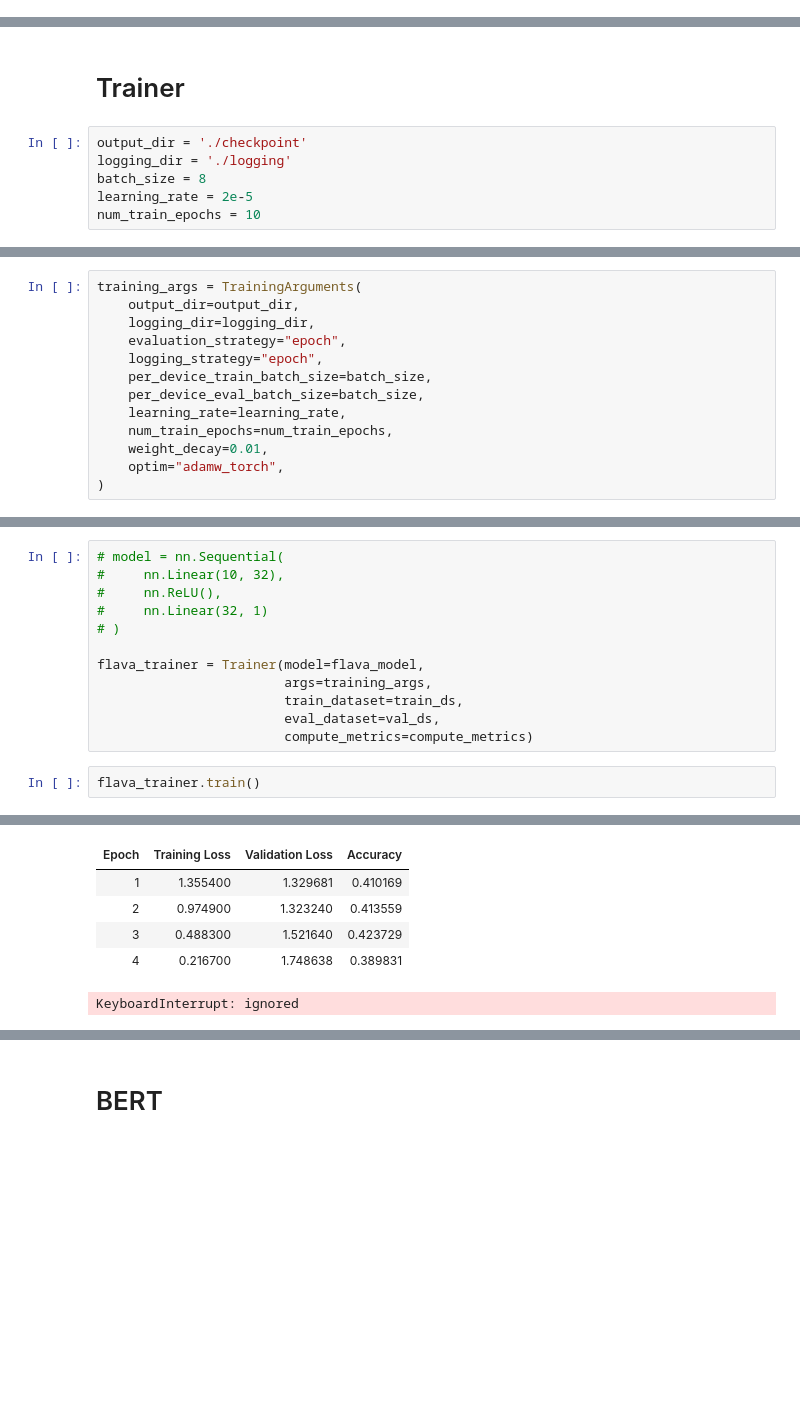
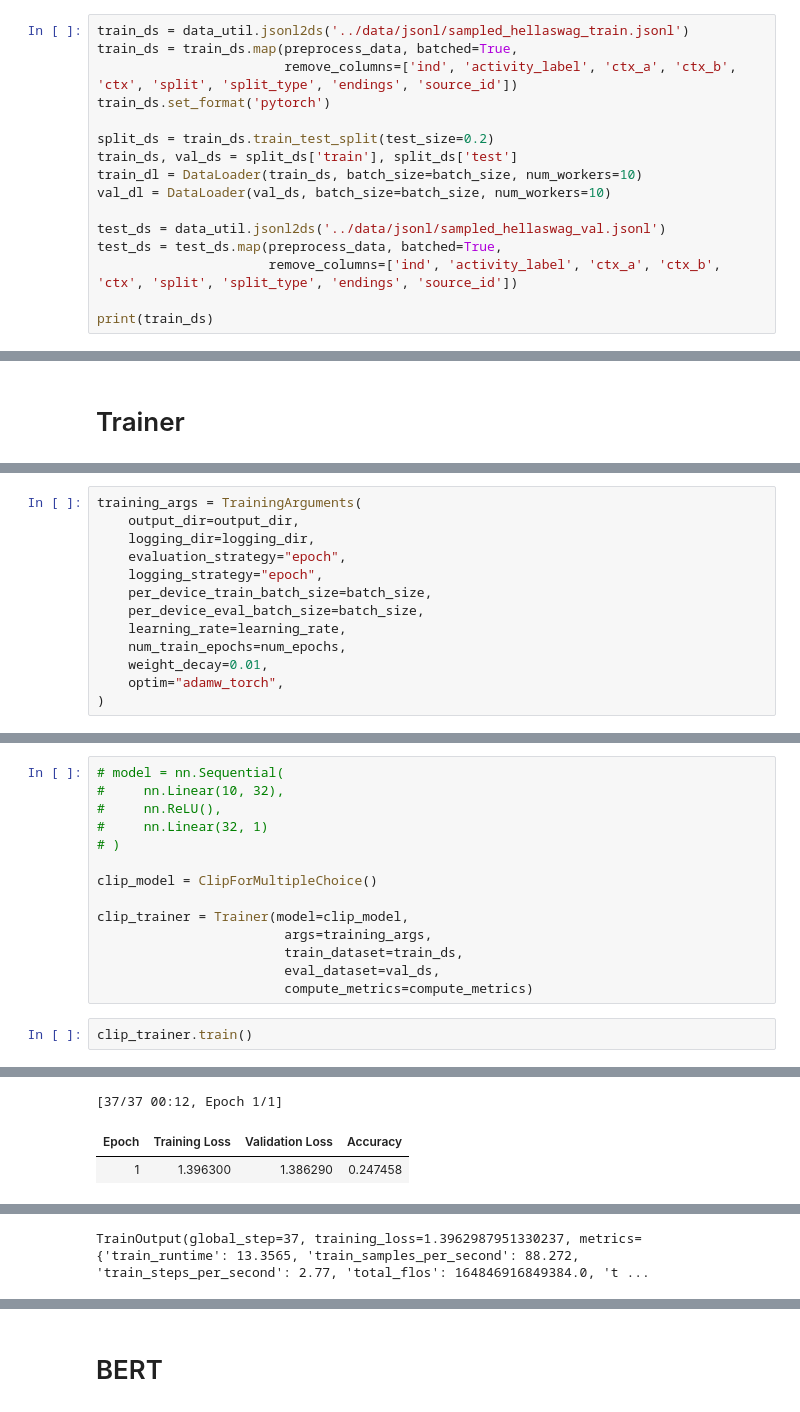
Before and after one commit to linv24/da-stance-detection, a Jupyter notebook: model.ipynb, the cells around one changed output, grey strips where cells are left out. Drawn from its saved outputs; the diff is of its cells as text; blank space fills up the shorter version.

```diff
--- a/model.ipynb
+++ b/model.ipynb
@@ -188,3 +246,19 @@ def preprocess_data(batch): # garbage testing preprocessing
 #     for j in range(4):
 #         print(tokenizer.decode(encoded_ds['input_ids'][i][j]))
 #     print(encoded_ds['label'][i])
+# %%
+train_ds = data_util.jsonl2ds('../data/jsonl/sampled_hellaswag_train.jsonl')
+train_ds = train_ds.map(preprocess_data, batched=True,
+                        remove_columns=['ind', 'activity_label', 'ctx_a', 'ctx_b', 'ctx', 'split', 'split_type', 'endings', 'source_id'])
+train_ds.set_format('pytorch')
+
+split_ds = train_ds.train_test_split(test_size=0.2)
+train_ds, val_ds = split_ds['train'], split_ds['test']
+train_dl = DataLoader(train_ds, batch_size=batch_size, num_workers=10)
+val_dl = DataLoader(val_ds, batch_size=batch_size, num_workers=10)
+
+test_ds = data_util.jsonl2ds('../data/jsonl/sampled_hellaswag_val.jsonl')
+test_ds = test_ds.map(preprocess_data, batched=True,
+                      remove_columns=['ind', 'activity_label', 'ctx_a', 'ctx_b', 'ctx', 'split', 'split_type', 'endings', 'source_id'])
+
+print(train_ds)
@@ -191,8 +309,2 @@ def preprocess_data(batch): # garbage testing preprocessing
 # %% [markdown]
 # Trainer
-# %%
-output_dir = './checkpoint'
-logging_dir = './logging'
-batch_size = 8
-learning_rate = 2e-5
-num_train_epochs = 10
@@ -226,7 +317,7 @@ training_args = TrainingArguments(
     per_device_train_batch_size=batch_size,
     per_device_eval_batch_size=batch_size,
     learning_rate=learning_rate,
-    num_train_epochs=num_train_epochs,
+    num_train_epochs=num_epochs,
     weight_decay=0.01,
     optim="adamw_torch",
 )
@@ -385,11 +483,13 @@ MultipleChoiceModelOutput(loss=tensor(1.3863, grad_fn=<NllLossBackward0>), logit
 #     nn.Linear(32, 1)
 # )
 
-flava_trainer = Trainer(model=flava_model,
+clip_model = ClipForMultipleChoice()
+
+clip_trainer = Trainer(model=clip_model,
                         args=training_args,
                         train_dataset=train_ds,
                         eval_dataset=val_ds,
                         compute_metrics=compute_metrics)
 # %%
-flava_trainer.train()
+clip_trainer.train()
 # %% [output]
@@ -397,6 +513,3 @@ flava_trainer.train()
+[37/37 00:12, Epoch 1/1]
 | Epoch | Training Loss | Validation Loss | Accuracy |
-| 1 | 1.355400 | 1.329681 | 0.410169 |
-| 2 | 0.974900 | 1.323240 | 0.413559 |
-| 3 | 0.488300 | 1.521640 | 0.423729 |
-| 4 | 0.216700 | 1.748638 | 0.389831 |
+| 1 | 1.396300 | 1.386290 | 0.247458 |
-KeyboardInterrupt: ignored
@@ -403,3 +533,4 @@ KeyboardInterrupt: ignored
+TrainOutput(global_step=37, training_loss=1.3962987951330237, metrics={'train_runtime': 13.3565, 'train_samples_per_second': 88.272, 'train_steps_per_second': 2.77, 'total_flos': 164846916849384.0, 't ...
 # %%
 eval_out = flava_trainer.evaluate(test_ds)
 eval_out
```
Also changed, not shown: parts of 41 cells of this notebook.
